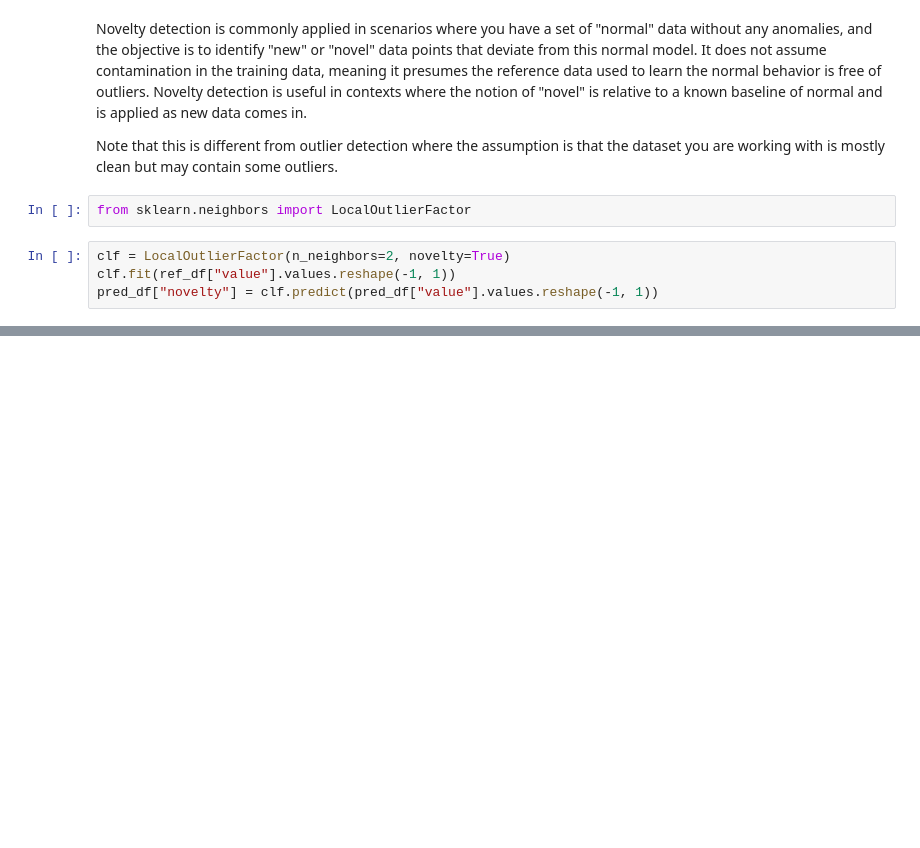
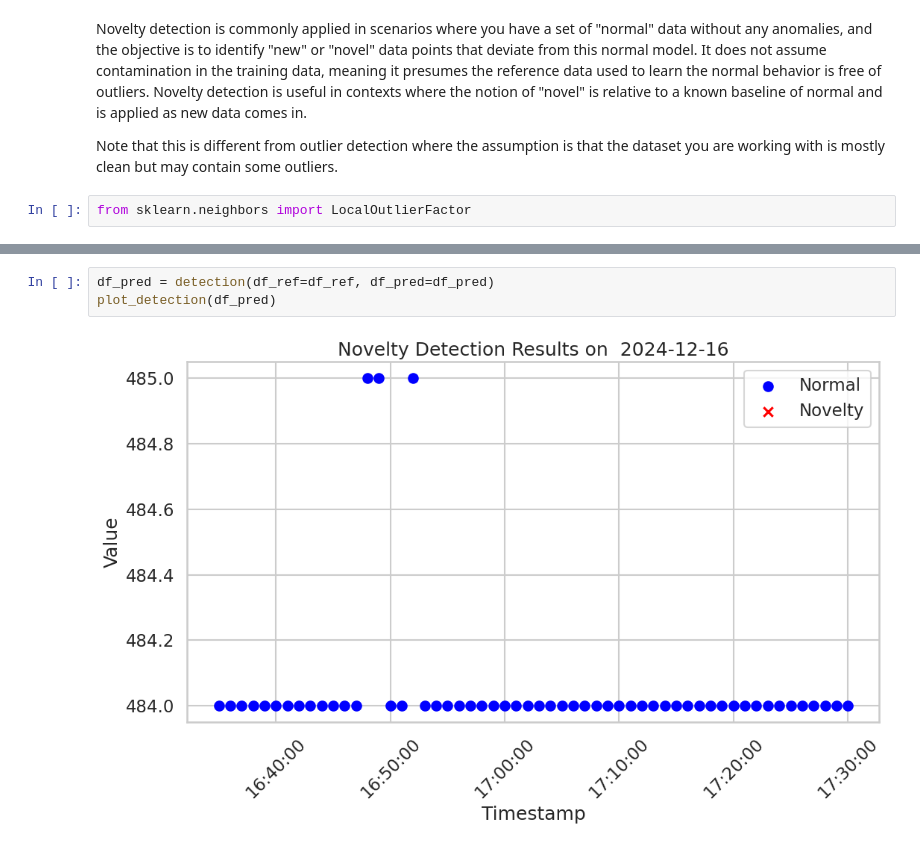
Before and after one commit to Safarveisi/water_level_anomaly_detection, a Jupyter notebook: ops.ipynb, the cells around one changed output, grey strips where cells are left out. Drawn from its saved outputs; the diff is of its cells as text; blank space fills up the shorter version.

```diff
--- a/ops.ipynb
+++ b/ops.ipynb
@@ -108,7 +113,3 @@ Novelty detection is commonly applied in scenarios where you have a set of "norm
 Note that this is different from outlier detection where the assumption is that the dataset you are working with is mostly clean but may contain some outliers.
 # %%
 from sklearn.neighbors import LocalOutlierFactor
-# %%
-clf = LocalOutlierFactor(n_neighbors=2, novelty=True)
-clf.fit(ref_df["value"].values.reshape(-1, 1))
-pred_df["novelty"] = clf.predict(pred_df["value"].values.reshape(-1, 1))
@@ -147,0 +166,5 @@ plt.show()
+# %%
+df_pred = detection(df_ref=df_ref, df_pred=df_pred)
+plot_detection(df_pred)
+# %% [output]
+[figure, added]
```
Also changed, not shown: parts of 6 cells of this notebook.
